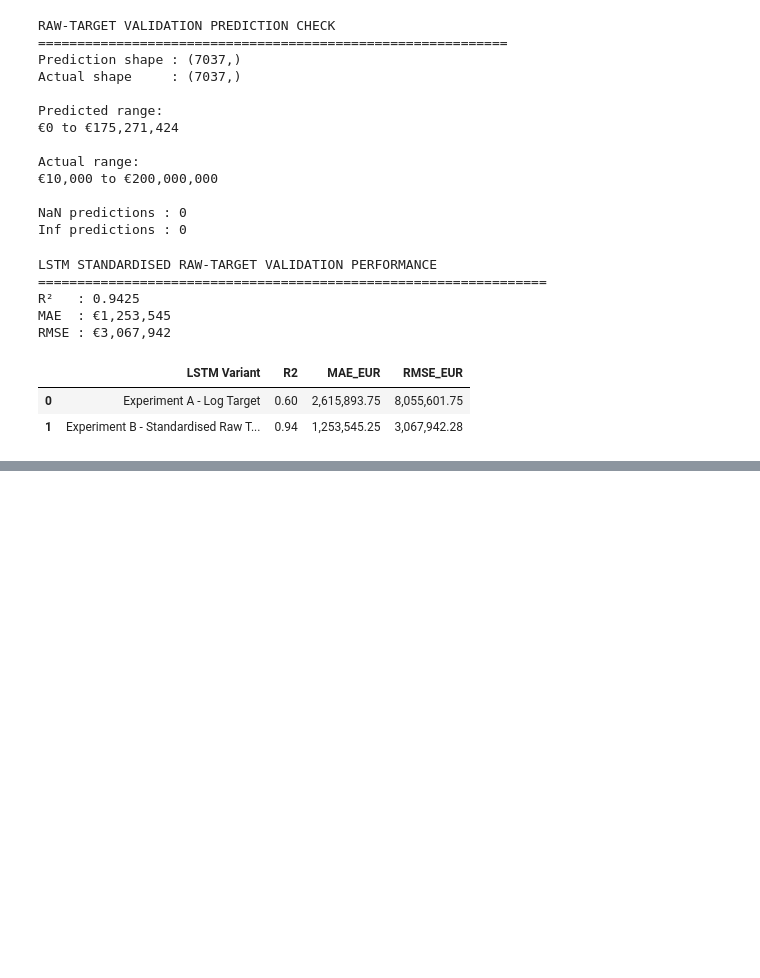
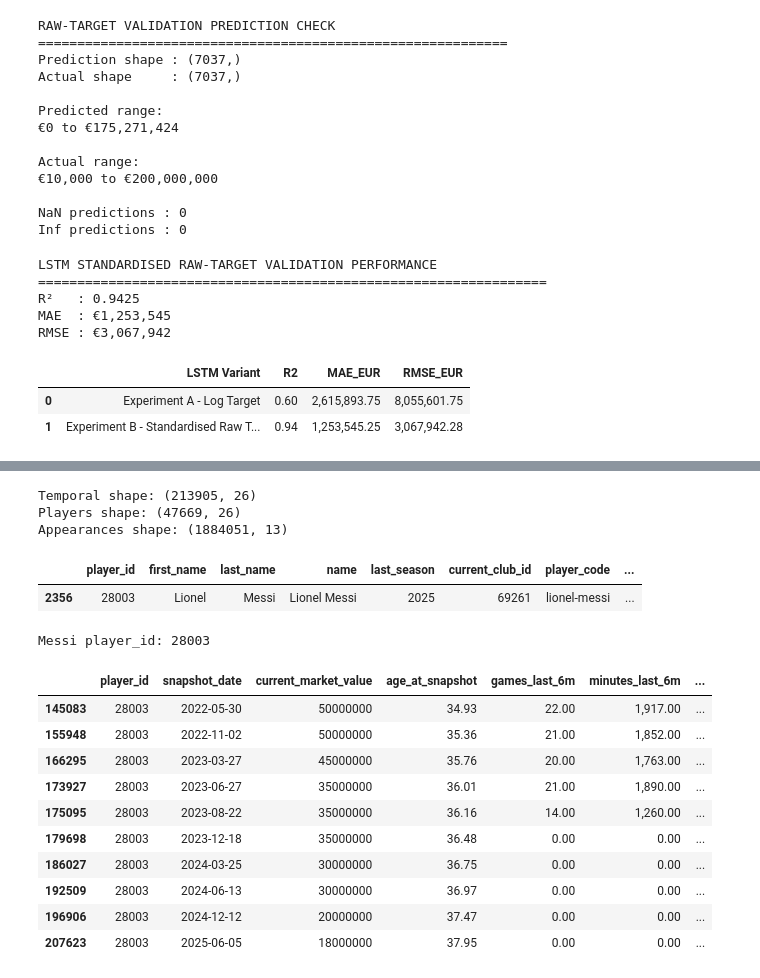
Before and after one commit to Trun99/Football-Market-Value-Prediction, a Jupyter notebook: notebooks/Preprocessing/Experiment_2_Future_Prediction/12_deep_learning_sequence_investigation.ipynb, the cells around one changed output, grey strips where cells are left out. Drawn from its saved outputs; the diff is of its cells as text; code cells hidden in the pictures; blank space fills up the shorter version.

```diff
--- a/notebooks/Preprocessing/Experiment_2_Future_Prediction/12_deep_learning_sequence_investigation.ipynb
+++ b/notebooks/Preprocessing/Experiment_2_Future_Prediction/12_deep_learning_sequence_investigation.ipynb
@@ -2040,0 +3724,79 @@ lstm_target_comparison
+# %%
+import pandas as pd
+from pathlib import Path
+
+PROJECT_ROOT = Path.cwd()
+
+# Nếu notebook đang nằm trong notebooks/Preprocessing/Experiment_2_Future_Prediction
+while not (PROJECT_ROOT / "data").exists():
+    PROJECT_ROOT = PROJECT_ROOT.parent
+
+temporal_path = PROJECT_ROOT / "data" / "processed" / "temporal_market_value_dataset.csv"
+players_path = PROJECT_ROOT / "data" / "raw" / "players.csv"
+appearances_path = PROJECT_ROOT / "data" / "raw" / "appearances.csv"
+
+temporal = pd.read_csv(temporal_path)
+players = pd.read_csv(players_path)
+appearances = pd.read_csv(appearances_path)
+
+print("Temporal shape:", temporal.shape)
+print("Players shape:", players.shape)
+print("Appearances shape:", appearances.shape)
+# %% [output]
+Temporal shape: (213905, 26)
+Players shape: (47669, 26)
+Appearances shape: (1884051, 13)
+# %%
+# Find Messi
+messi = players[
+    players["name"].astype(str).str.contains(
+        "Lionel Messi",
+        case=False,
+        na=False
+    )
+]
+
+display(messi)
+# %% [output]
+|  | player_id | first_name | last_name | name | last_season | current_club_id | player_code | ... |
+| 2356 | 28003 | Lionel | Messi | Lionel Messi | 2025 | 69261 | lionel-messi | ... |
+# %%
+messi_id = messi.iloc[0]["player_id"]
+
+print("Messi player_id:", messi_id)
+
+messi_temporal = temporal[
+    temporal["player_id"] == messi_id
+].copy()
+
+messi_temporal["snapshot_date"] = pd.to_datetime(
+    messi_temporal["snapshot_date"]
+)
+
+messi_temporal = messi_temporal.sort_values("snapshot_date")
+
+cols = [
+    "player_id",
+    "snapshot_date",
+    "current_market_value",
+    "age_at_snapshot",
+    "games_last_6m",
+    "minutes_last_6m",
+    "goals_last_6m",
+    "assists_last_6m",
+]
+
+display(messi_temporal[cols].tail(10))
+# %% [output]
+Messi player_id: 28003
+|  | player_id | snapshot_date | current_market_value | age_at_snapshot | games_last_6m | minutes_last_6m | ... |
+| 145083 | 28003 | 2022-05-30 | 50000000 | 34.93 | 22.00 | 1,917.00 | ... |
+| 155948 | 28003 | 2022-11-02 | 50000000 | 35.36 | 21.00 | 1,852.00 | ... |
+| 166295 | 28003 | 2023-03-27 | 45000000 | 35.76 | 20.00 | 1,763.00 | ... |
+| 173927 | 28003 | 2023-06-27 | 35000000 | 36.01 | 21.00 | 1,890.00 | ... |
+| 175095 | 28003 | 2023-08-22 | 35000000 | 36.16 | 14.00 | 1,260.00 | ... |
+| 179698 | 28003 | 2023-12-18 | 35000000 | 36.48 | 0.00 | 0.00 | ... |
+| 186027 | 28003 | 2024-03-25 | 30000000 | 36.75 | 0.00 | 0.00 | ... |
+| 192509 | 28003 | 2024-06-13 | 30000000 | 36.97 | 0.00 | 0.00 | ... |
+| 196906 | 28003 | 2024-12-12 | 20000000 | 37.47 | 0.00 | 0.00 | ... |
+| 207623 | 28003 | 2025-06-05 | 18000000 | 37.95 | 0.00 | 0.00 | ... |
```
Also changed, not shown: parts of 40 cells of this notebook, 12 other files.
